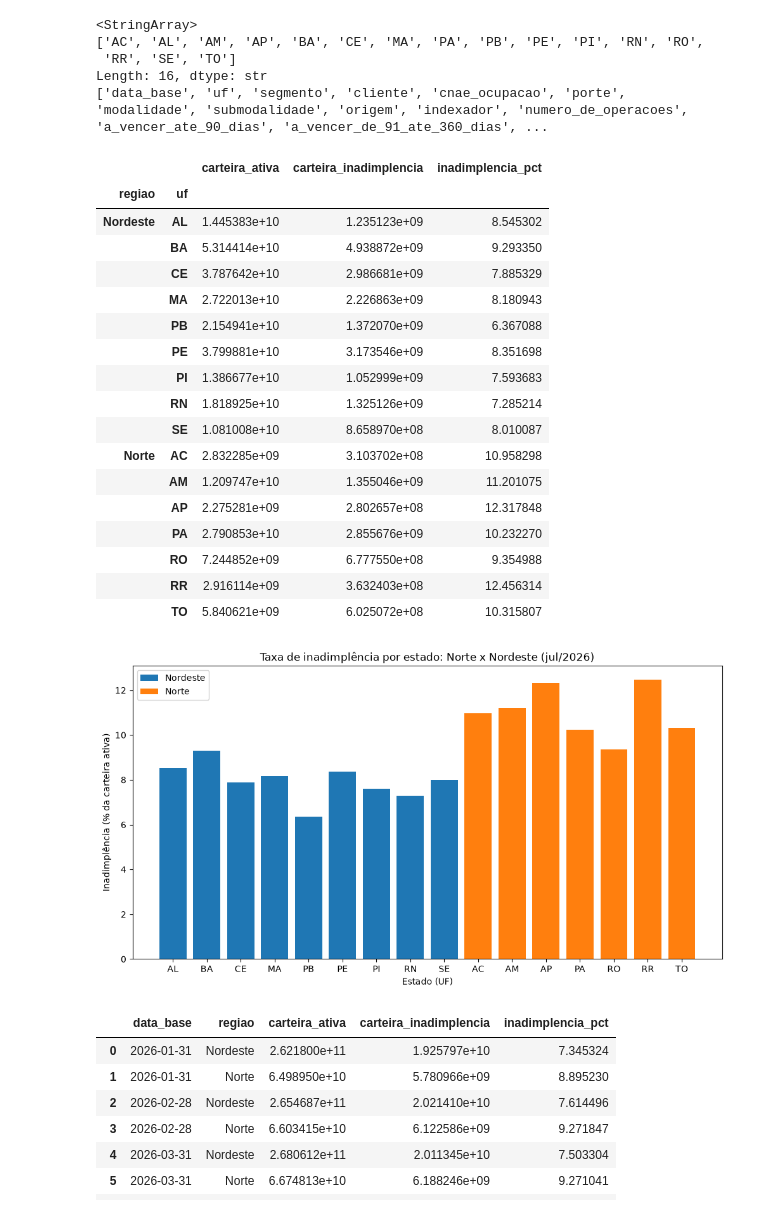
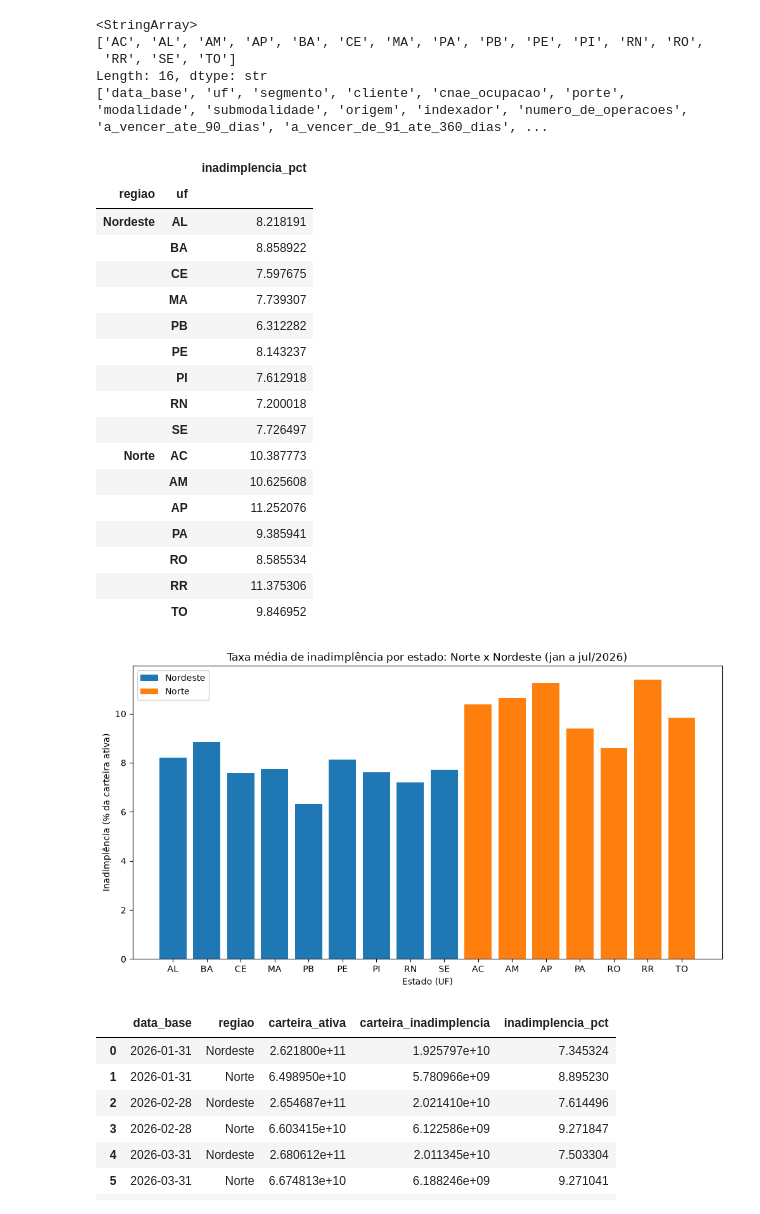
Before and after one commit to fatec-sjc-404-team/API-DSM-1SEMESTRE-2026, a Jupyter notebook: backend/graficos/graficos.ipynb, the cells around one changed output. Saved outputs shown, nothing was run; the diff lists cells and outputs as text; code cells hidden in the pictures.

Commit message:
fix(FC404-102): troquei a taxa média de inadimplência de jul para jan a jul

```diff
--- a/backend/graficos/graficos.ipynb
+++ b/backend/graficos/graficos.ipynb
@@ -62,48 +63,51 @@ print(df.columns.tolist())
 Length: 16, dtype: str
 ['data_base', 'uf', 'segmento', 'cliente', 'cnae_ocupacao', 'porte', 'modalidade', 'submodalidade', 'origem', 'indexador', 'numero_de_operacoes', 'a_vencer_ate_90_dias', 'a_vencer_de_91_ate_360_dias', ...
 # %%
-ultimo = df[df['data_base'] == df['data_base'].max()] #pega o ultimo mes
+# Soma carteira ativa e inadimplência por mês e estado
+mensal = df.groupby(['data_base', 'regiao', 'uf'])[['carteira_ativa', 'carteira_inadimplencia']].sum().reset_index()
 
-#cria uma tabela separando as regiões
-barras = ultimo.groupby(['regiao', 'uf'])[['carteira_ativa', 'carteira_inadimplencia']].sum() #faz a separação ppor região
-barras['inadimplencia_pct'] = barras['carteira_inadimplencia'] / barras['carteira_ativa'] * 100 #cria uma culuna fazendo o calculo de ativo / inadimplencia e transforma em %
-barras #exibe a tabela
+# Calcula a taxa de inadimplência em % de cada mês
+mensal['inadimplencia_pct'] = mensal['carteira_inadimplencia'] / mensal['carteira_ativa'] * 100
+# Tira a média das taxas dos meses, por estado
+barras = mensal.groupby(['regiao', 'uf'])[['inadimplencia_pct']].mean()
+# Mostra a tabela
+barras
 # %% [output]
-|  |  | carteira_ativa | carteira_inadimplencia | inadimplencia_pct |
-| regiao | uf |  |  |  |
-| Nordeste | AL | 1.445383e+10 | 1.235123e+09 | 8.545302 |
-|  | BA | 5.314414e+10 | 4.938872e+09 | 9.293350 |
-|  | CE | 3.787642e+10 | 2.986681e+09 | 7.885329 |
-|  | MA | 2.722013e+10 | 2.226863e+09 | 8.180943 |
-|  | PB | 2.154941e+10 | 1.372070e+09 | 6.367088 |
-|  | PE | 3.799881e+10 | 3.173546e+09 | 8.351698 |
-|  | PI | 1.386677e+10 | 1.052999e+09 | 7.593683 |
-|  | RN | 1.818925e+10 | 1.325126e+09 | 7.285214 |
-|  | SE | 1.081008e+10 | 8.658970e+08 | 8.010087 |
-| Norte | AC | 2.832285e+09 | 3.103702e+08 | 10.958298 |
-|  | AM | 1.209747e+10 | 1.355046e+09 | 11.201075 |
-|  | AP | 2.275281e+09 | 2.802657e+08 | 12.317848 |
-|  | PA | 2.790853e+10 | 2.855676e+09 | 10.232270 |
-|  | RO | 7.244852e+09 | 6.777550e+08 | 9.354988 |
-|  | RR | 2.916114e+09 | 3.632403e+08 | 12.456314 |
-|  | TO | 5.840621e+09 | 6.025072e+08 | 10.315807 |
+|  |  | inadimplencia_pct |
+| regiao | uf |  |
+| Nordeste | AL | 8.218191 |
+|  | BA | 8.858922 |
+|  | CE | 7.597675 |
+|  | MA | 7.739307 |
+|  | PB | 6.312282 |
+|  | PE | 8.143237 |
+|  | PI | 7.612918 |
+|  | RN | 7.200018 |
+|  | SE | 7.726497 |
+| Norte | AC | 10.387773 |
+|  | AM | 10.625608 |
+|  | AP | 11.252076 |
+|  | PA | 9.385941 |
+|  | RO | 8.585534 |
+|  | RR | 11.375306 |
+|  | TO | 9.846952 |
 # %%
 import matplotlib.pyplot as plt
 
 dados = barras.reset_index()
 norte_df = dados[dados["regiao"] == "Norte"]
 nordeste_df = dados[dados["regiao"] == "Nordeste"]
 
 plt.figure(figsize=(12, 6))
 plt.bar(nordeste_df["uf"], nordeste_df["inadimplencia_pct"], label="Nordeste")
 plt.bar(norte_df["uf"], norte_df["inadimplencia_pct"], label="Norte")
-plt.title("Taxa de inadimplência por estado: Norte x Nordeste (jul/2026)")
+plt.title("Taxa média de inadimplência por estado: Norte x Nordeste (jan a jul/2026)")
 plt.xlabel("Estado (UF)")
 plt.ylabel("Inadimplência (% da carteira ativa)")
 plt.legend()
 plt.show()
 # %% [output]
-[figure, old version]
+[figure, new version]
 # %%
 # Soma carteira ativa e inadimplência por mês e região (14 linhas)
 linhas = df.groupby(["data_base", "regiao"])[["carteira_ativa", "carteira_inadimplencia"]].sum().reset_index()
```
Also changed, not shown: parts of 2 cells of this notebook, 2 other files.
